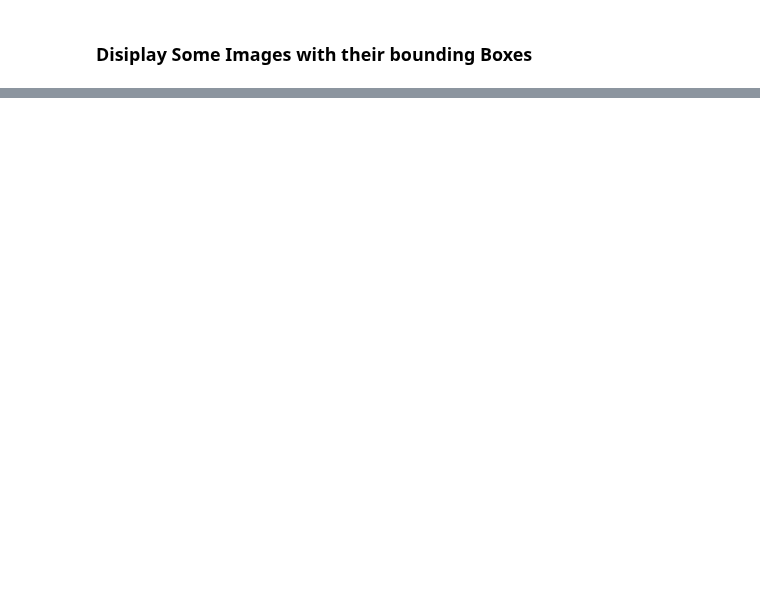
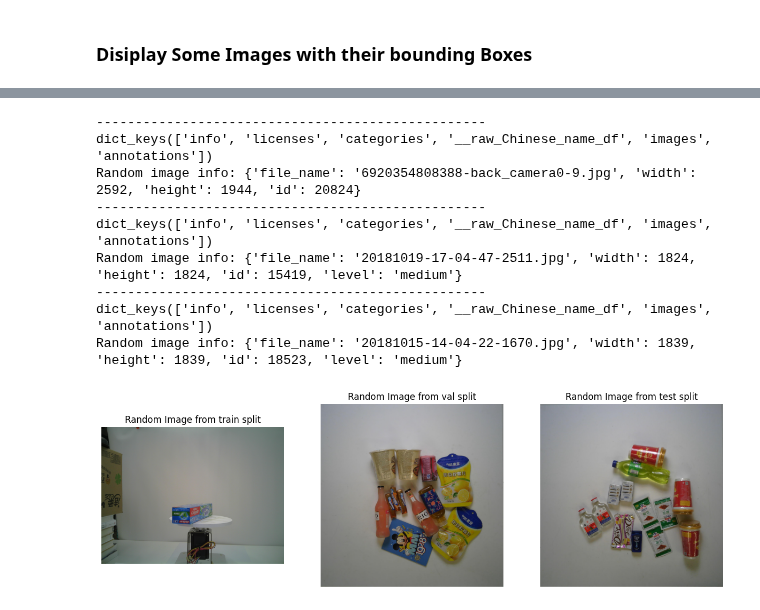
Before and after one commit to AbdullahGhulam/Vision-Checkout, a Jupyter notebook: notebooks/01_EDA.ipynb, the cells around one changed output, grey strips where cells are left out. Cells and saved outputs as stored; diff of their text form; code cells hidden in the pictures; blank space fills up the shorter version.

```diff
--- a/notebooks/01_EDA.ipynb
+++ b/notebooks/01_EDA.ipynb
@@ -157,0 +244,58 @@ print(random_img)
+# %%
+import matplotlib.pyplot as plt
+import cv2
+import os
+
+#print one image from each split to confirm the paths:
+
+plt.figure(figsize=(15,5))
+for i , split in enumerate(splits):
+
+    print("-" * 50)
+    #pick the random image form the json file instead of the directory:
+    with open(data_map[split]["annotations"], 'r') as f:
+        data = json.load(f)
+
+        print(data.keys())                              #Check the keys to confirm the structure of the JSON file
+        random_img_info = random.choice(data['images']) #Pick the ranodm image from the JSON file
+
+        print(f"Random image info: {random_img_info}") #print the random image info to confirm the structure of the JSON file
+
+        image_id = random_img_info['id']                #Get the image ID to match it with the annotation
+        random_img_name = random_img_info['file_name']  #Get the file name to load the image from the directory
+        img_height = random_img_info['height']          #Get the image height (for later use in bounding box conversion)
+        img_width = random_img_info['width']            #Get the image width (for later use in bounding box conversion)
+
+
+        img_path = os.path.join(data_map[split]['images'],random_img_name) #make the img_path
+        img = cv2.imread(img_path)                                          #load the image using cv2
+
+        if img is None:
+            print(f"Error loading image: {img_path}")
+            continue
+
+        img= cv2.cvtColor(img,cv2.COLOR_BGRA2RGB)   #convert the image to RGB for displaying
+
+
+
+        #display the image using matplotlib:
+        #plot all the images next to each other using subplots:
+        plt.subplot(1,3,i+1)
+
+        plt.imshow(img)
+        plt.title(f"Random Image from {split} split")
+        plt.axis('off')
+
+
+plt.show()
+# %% [output]
+--------------------------------------------------
+dict_keys(['info', 'licenses', 'categories', '__raw_Chinese_name_df', 'images', 'annotations'])
+Random image info: {'file_name': '6920354808388-back_camera0-9.jpg', 'width': 2592, 'height': 1944, 'id': 20824}
+--------------------------------------------------
+dict_keys(['info', 'licenses', 'categories', '__raw_Chinese_name_df', 'images', 'annotations'])
+Random image info: {'file_name': '20181019-17-04-47-2511.jpg', 'width': 1824, 'height': 1824, 'id': 15419, 'level': 'medium'}
+--------------------------------------------------
+dict_keys(['info', 'licenses', 'categories', '__raw_Chinese_name_df', 'images', 'annotations'])
+Random image info: {'file_name': '20181015-14-04-22-1670.jpg', 'width': 1839, 'height': 1839, 'id': 18523, 'level': 'medium'}
+[figure, added]
```
Also changed, not shown: parts of 7 cells of this notebook.
